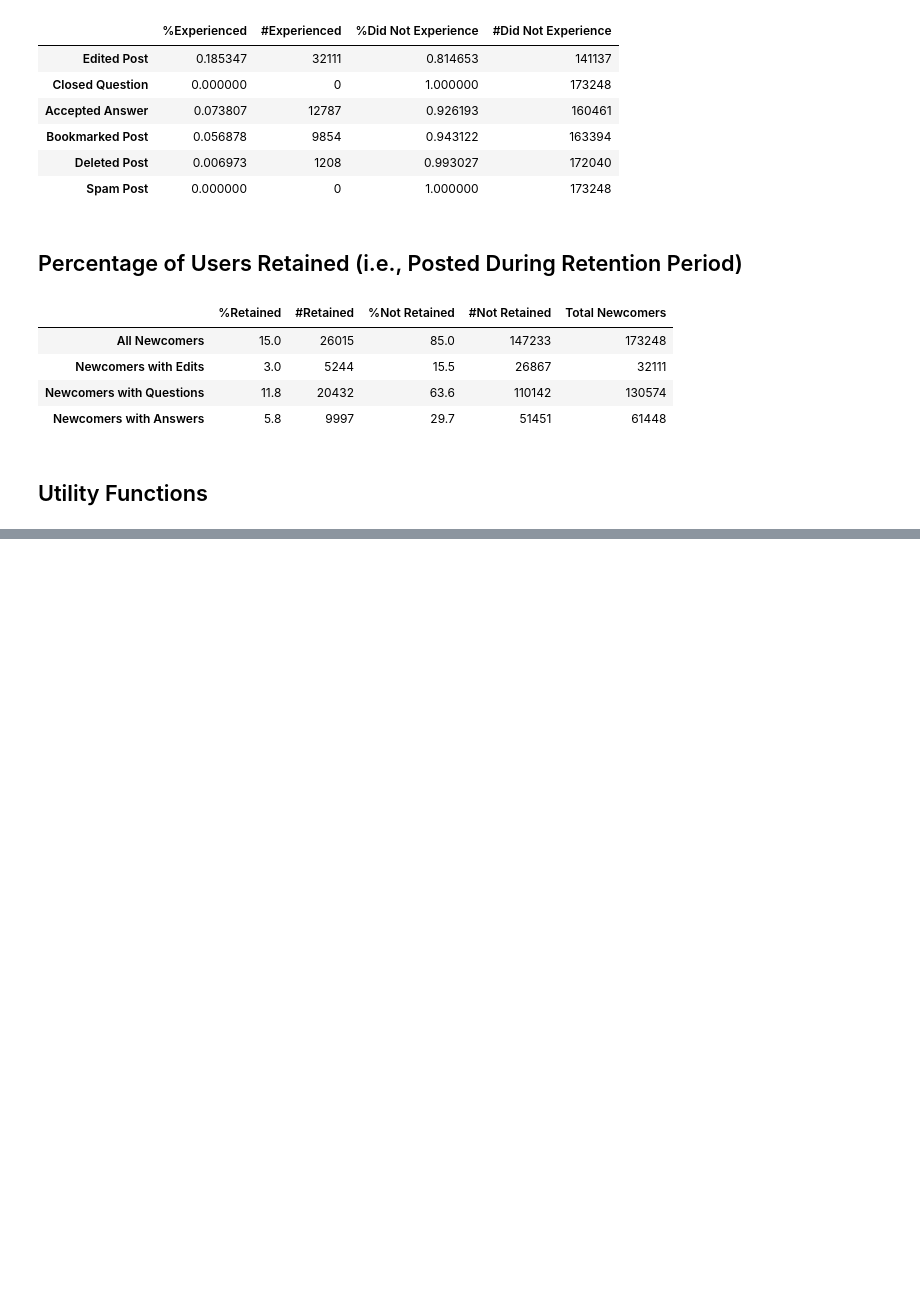
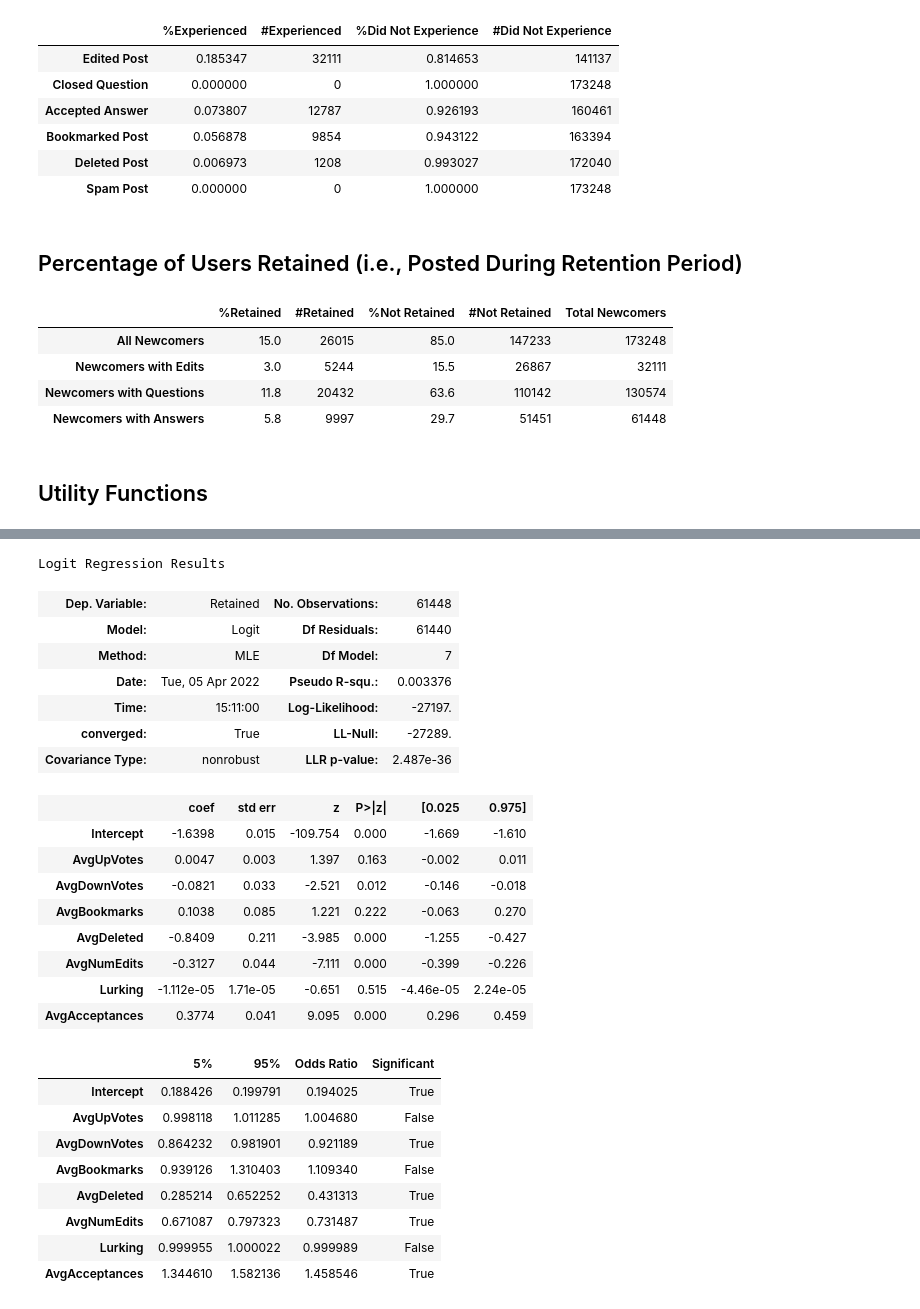
Before and after one commit to jackiec1998/cs565-final-project, a Jupyter notebook: newcomers.ipynb, the cells around one changed output, grey strips where cells are left out. Saved outputs shown, nothing was run; the diff lists cells and outputs as text; code cells hidden in the pictures; blank space fills up the shorter version.

```diff
--- a/newcomers.ipynb
+++ b/newcomers.ipynb
@@ -366,0 +391,42 @@ Logit Regression Results
+# %%
+answer_variables = {
+    'Dependent': 'Retained',
+    'Independent': all_variables['Independent'] + [
+        'AvgAcceptances'
+    ]
+}
+
+model = smf.logit(
+    formula=format_formula(answer_variables),
+    data=newcomers[newcomers['NumAnswers'] > 0]
+).fit(disp=False)
+
+display(model.summary())
+display(log_odds(model))
+# %% [output]
+Logit Regression Results
+| Dep. Variable: | Retained | No. Observations: | 61448 |
+| Model: | Logit | Df Residuals: | 61440 |
+| Method: | MLE | Df Model: | 7 |
+| Date: | Tue, 05 Apr 2022 | Pseudo R-squ.: | 0.003376 |
+| Time: | 15:11:00 | Log-Likelihood: | -27197. |
+| converged: | True | LL-Null: | -27289. |
+| Covariance Type: | nonrobust | LLR p-value: | 2.487e-36 |
+|  | coef | std err | z | P>|z| | [0.025 | 0.975] |
+| Intercept | -1.6398 | 0.015 | -109.754 | 0.000 | -1.669 | -1.610 |
+| AvgUpVotes | 0.0047 | 0.003 | 1.397 | 0.163 | -0.002 | 0.011 |
+| AvgDownVotes | -0.0821 | 0.033 | -2.521 | 0.012 | -0.146 | -0.018 |
+| AvgBookmarks | 0.1038 | 0.085 | 1.221 | 0.222 | -0.063 | 0.270 |
+| AvgDeleted | -0.8409 | 0.211 | -3.985 | 0.000 | -1.255 | -0.427 |
+| AvgNumEdits | -0.3127 | 0.044 | -7.111 | 0.000 | -0.399 | -0.226 |
+| Lurking | -1.112e-05 | 1.71e-05 | -0.651 | 0.515 | -4.46e-05 | 2.24e-05 |
+| AvgAcceptances | 0.3774 | 0.041 | 9.095 | 0.000 | 0.296 | 0.459 |
+|  | 5% | 95% | Odds Ratio | Significant |
+| Intercept | 0.188426 | 0.199791 | 0.194025 | True |
+| AvgUpVotes | 0.998118 | 1.011285 | 1.004680 | False |
+| AvgDownVotes | 0.864232 | 0.981901 | 0.921189 | True |
+| AvgBookmarks | 0.939126 | 1.310403 | 1.109340 | False |
+| AvgDeleted | 0.285214 | 0.652252 | 0.431313 | True |
+| AvgNumEdits | 0.671087 | 0.797323 | 0.731487 | True |
+| Lurking | 0.999955 | 1.000022 | 0.999989 | False |
+| AvgAcceptances | 1.344610 | 1.582136 | 1.458546 | True |
```
Also changed, not shown: parts of 17 cells of this notebook, 7 other files.
